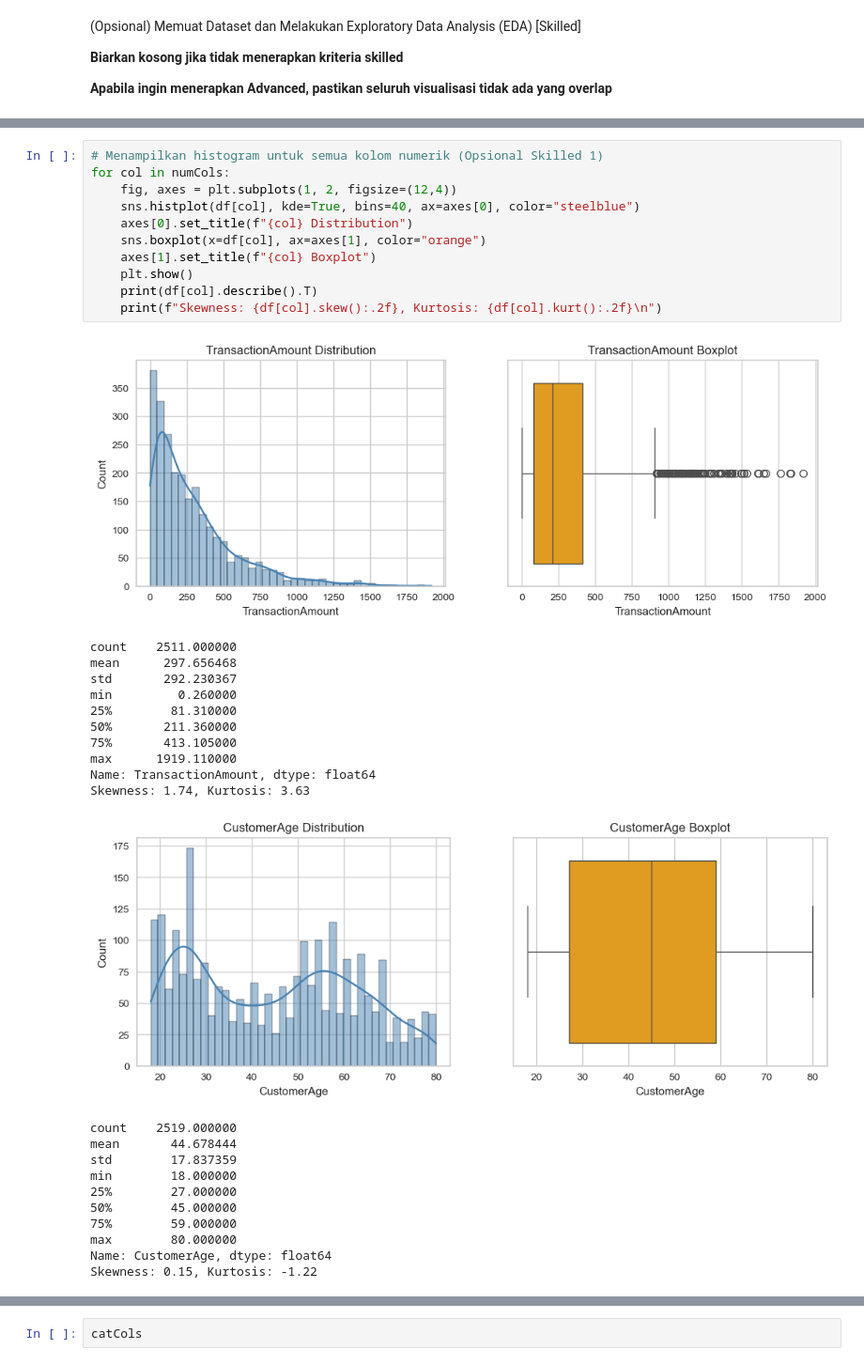
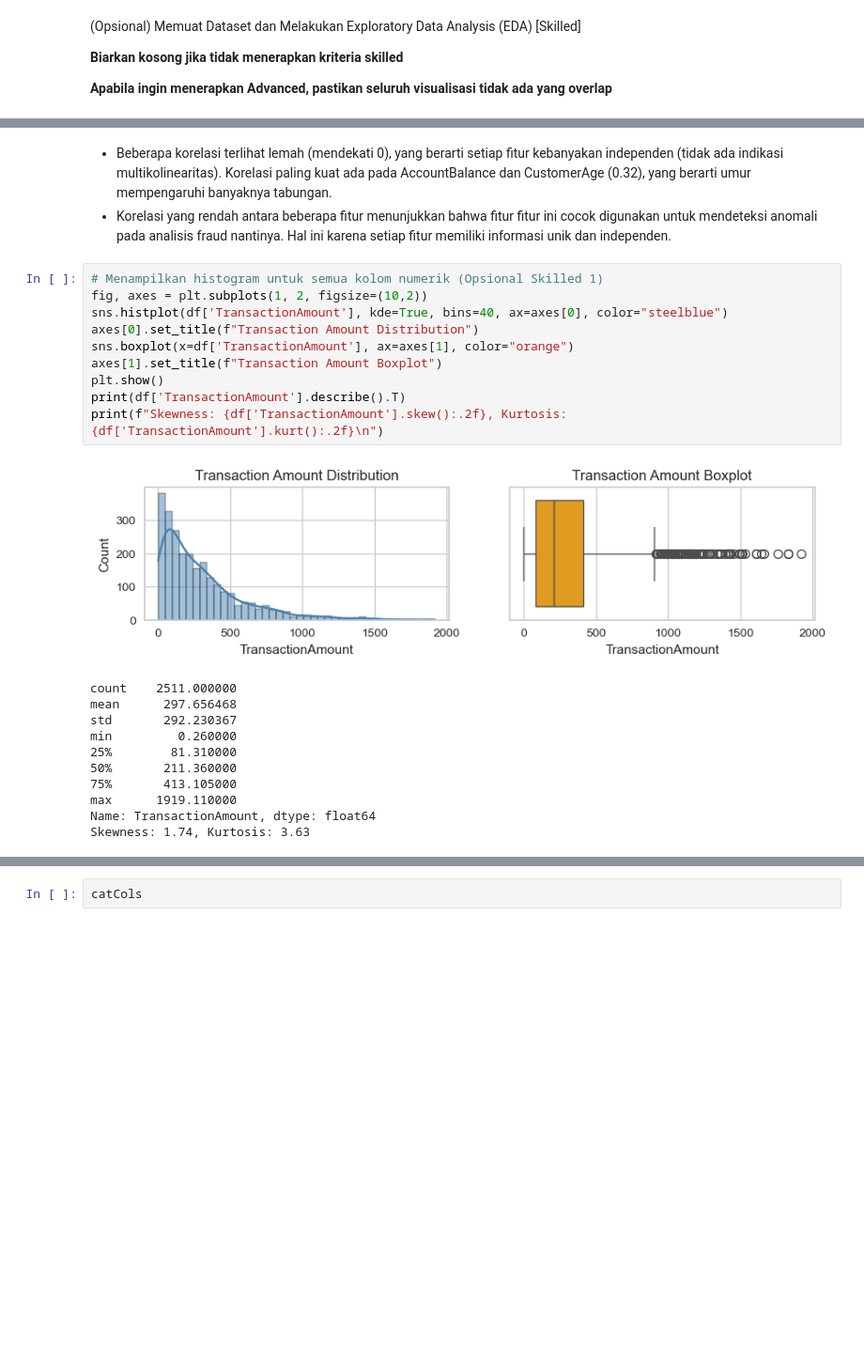
Before and after one commit to bluga404/ml-project-dicoding, a Jupyter notebook: [Clustering]_Submission_Akhir_BMLP_Walker_Valentinus_Simanjuntak.ipynb, the cells around one changed output, grey strips where cells are left out. Shown at 94% size. Cells and saved outputs as stored; diff of their text form; blank space fills up the shorter version.

```diff
--- a/[Clustering]_Submission_Akhir_BMLP_Walker_Valentinus_Simanjuntak.ipynb
+++ b/[Clustering]_Submission_Akhir_BMLP_Walker_Valentinus_Simanjuntak.ipynb
@@ -176,16 +168,18 @@ plt.show()
+# %% [markdown]
+- Beberapa korelasi terlihat lemah (mendekati 0), yang berarti setiap fitur kebanyakan independen (tidak ada indikasi multikolinearitas). Korelasi paling kuat ada pada AccountBalance dan CustomerAge (0.32), yang berarti umur mempengaruhi banyaknya tabungan.
+- Korelasi yang rendah antara beberapa fitur menunjukkan bahwa fitur fitur ini cocok digunakan untuk mendeteksi anomali pada analisis fraud nantinya. Hal ini karena setiap fitur memiliki informasi unik dan independen.
 # %%
 # Menampilkan histogram untuk semua kolom numerik (Opsional Skilled 1)
-for col in numCols:
-    fig, axes = plt.subplots(1, 2, figsize=(12,4))
-    sns.histplot(df[col], kde=True, bins=40, ax=axes[0], color="steelblue")
-    axes[0].set_title(f"{col} Distribution")
-    sns.boxplot(x=df[col], ax=axes[1], color="orange")
-    axes[1].set_title(f"{col} Boxplot")
-    plt.show()
-    print(df[col].describe().T)
-    print(f"Skewness: {df[col].skew():.2f}, Kurtosis: {df[col].kurt():.2f}\n")
+fig, axes = plt.subplots(1, 2, figsize=(10,2))
+sns.histplot(df['TransactionAmount'], kde=True, bins=40, ax=axes[0], color="steelblue")
+axes[0].set_title(f"Transaction Amount Distribution")
+sns.boxplot(x=df['TransactionAmount'], ax=axes[1], color="orange")
+axes[1].set_title(f"Transaction Amount Boxplot")
+plt.show()
+print(df['TransactionAmount'].describe().T)
+print(f"Skewness: {df['TransactionAmount'].skew():.2f}, Kurtosis: {df['TransactionAmount'].kurt():.2f}\n")
 # %% [output]
-[figure, old version]
+[figure, new version]
 count    2511.000000
 mean      297.656468
 std       292.230367
@@ -196,14 +190,3 @@ min         0.260000
 max      1919.110000
 Name: TransactionAmount, dtype: float64
 Skewness: 1.74, Kurtosis: 3.63
-[figure, removed]
-count    2519.000000
-mean       44.678444
-std        17.837359
-min        18.000000
-25%        27.000000
-50%        45.000000
-75%        59.000000
-max        80.000000
-Name: CustomerAge, dtype: float64
-Skewness: 0.15, Kurtosis: -1.22
```
Also changed, not shown: parts of 67 cells of this notebook, 18 other files.
